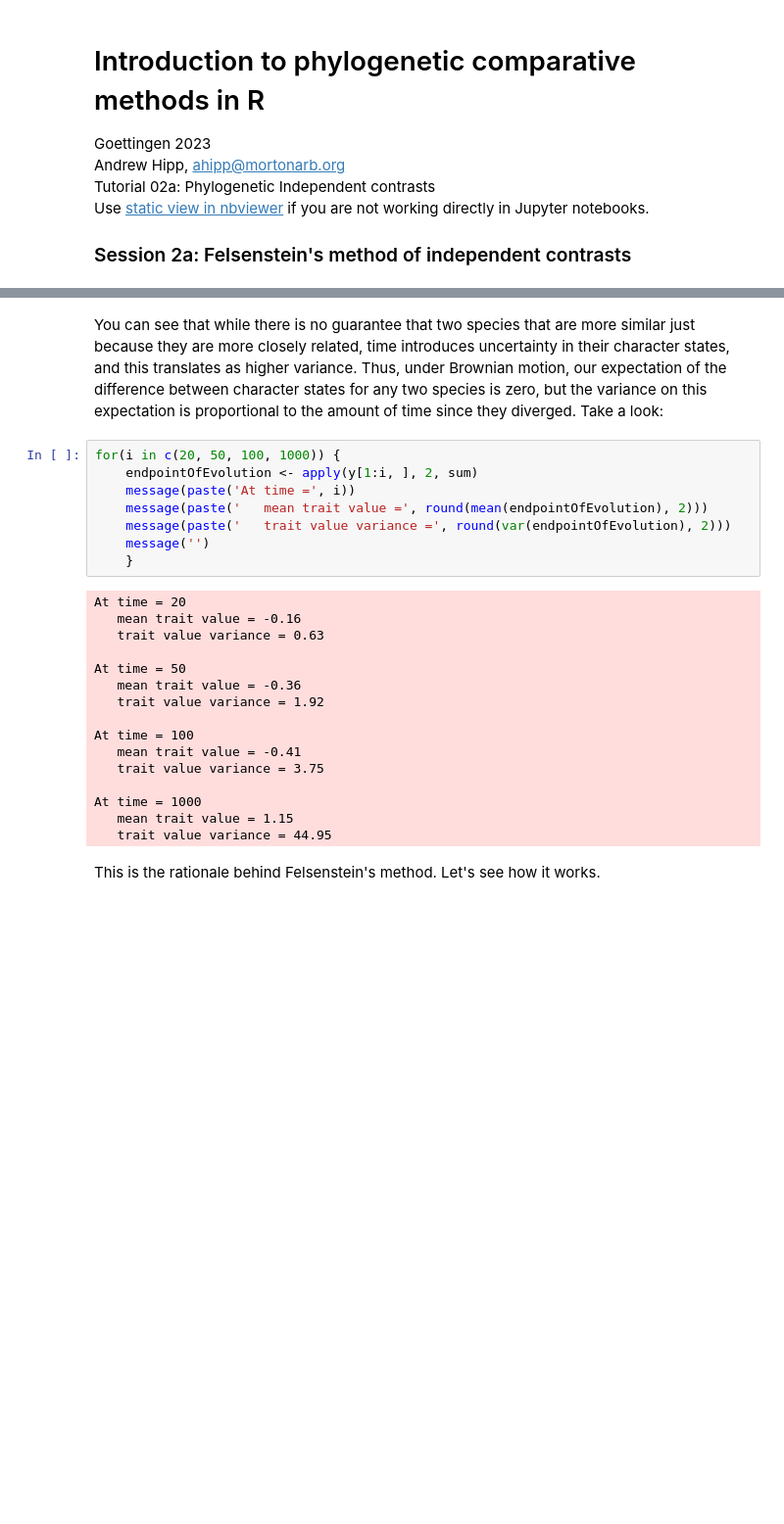
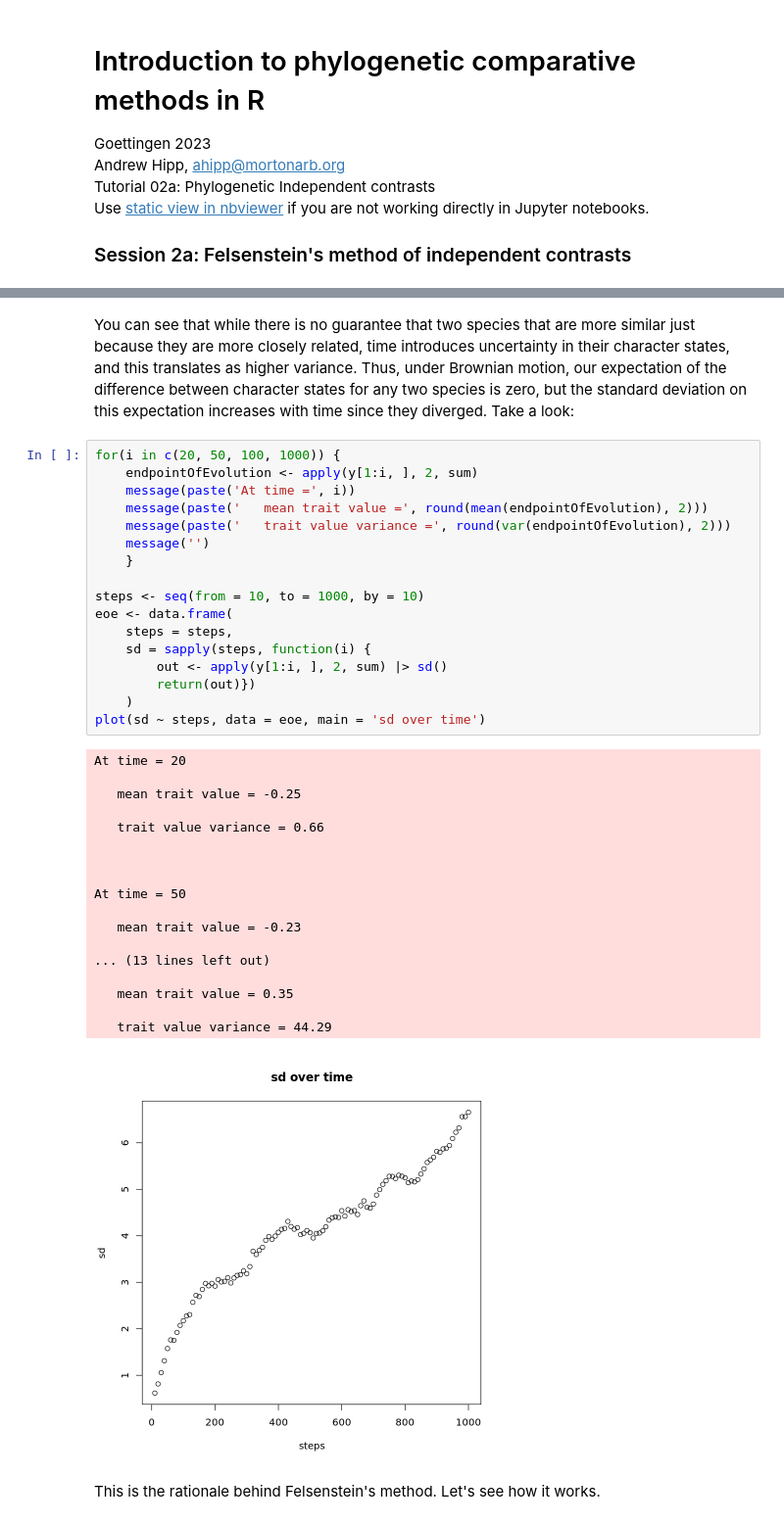
Before and after one commit to andrew-hipp/workshops, a Jupyter notebook: 2023-goettingen/Wk2-regressions/02a.PIC.ipynb, the cells around one changed output, grey strips where cells are left out. Shown at 98% size. Saved outputs shown, nothing was run; the diff lists cells and outputs as text; blank space fills up the shorter version.

```diff
--- a/2023-goettingen/Wk2-regressions/02a.PIC.ipynb
+++ b/2023-goettingen/Wk2-regressions/02a.PIC.ipynb
@@ -34,29 +34,41 @@ lines(1:100, cumsum(y[1:100, 2]))
 # %% [markdown]
-You can see that while there is no guarantee that two species that are more similar just because they are more closely related, time introduces uncertainty in their character states, and this translates as higher variance. Thus, under Brownian motion, our expectation of the difference between character states for any two species is zero, but the variance on this expectation is proportional to the amount of time since they diverged. Take a look:
+You can see that while there is no guarantee that two species that are more similar just because they are more closely related, time introduces uncertainty in their character states, and this translates as higher variance. Thus, under Brownian motion, our expectation of the difference between character states for any two species is zero, but the standard deviation on this expectation increases with time since they diverged. Take a look:
 # %%
 for(i in c(20, 50, 100, 1000)) {
     endpointOfEvolution <- apply(y[1:i, ], 2, sum)
     message(paste('At time =', i))
     message(paste('   mean trait value =', round(mean(endpointOfEvolution), 2)))
     message(paste('   trait value variance =', round(var(endpointOfEvolution), 2)))
     message('')
     }
+
+steps <- seq(from = 10, to = 1000, by = 10)
+eoe <- data.frame(
+    steps = steps,
+    sd = sapply(steps, function(i) {
+        out <- apply(y[1:i, ], 2, sum) |> sd()
+        return(out)})
+    )
+plot(sd ~ steps, data = eoe, main = 'sd over time')
 # %% [output]
 At time = 20
-   mean trait value = -0.16
-   trait value variance = 0.63
+
+   mean trait value = -0.25
+
+   trait value variance = 0.66
+
+
 
 At time = 50
-   mean trait value = -0.36
-   trait value variance = 1.92
 
-At time = 100
-   mean trait value = -0.41
-   trait value variance = 3.75
+   mean trait value = -0.23
 
-At time = 1000
-   mean trait value = 1.15
-   trait value variance = 44.95
+... (13 lines left out)
+
+   mean trait value = 0.35
+
+   trait value variance = 44.29
+[figure, added]
 # %% [markdown]
 This is the rationale behind Felsenstein's method. Let's see how it works.
 # %% [markdown]
```
Also changed, not shown: parts of 10 cells of this notebook.
